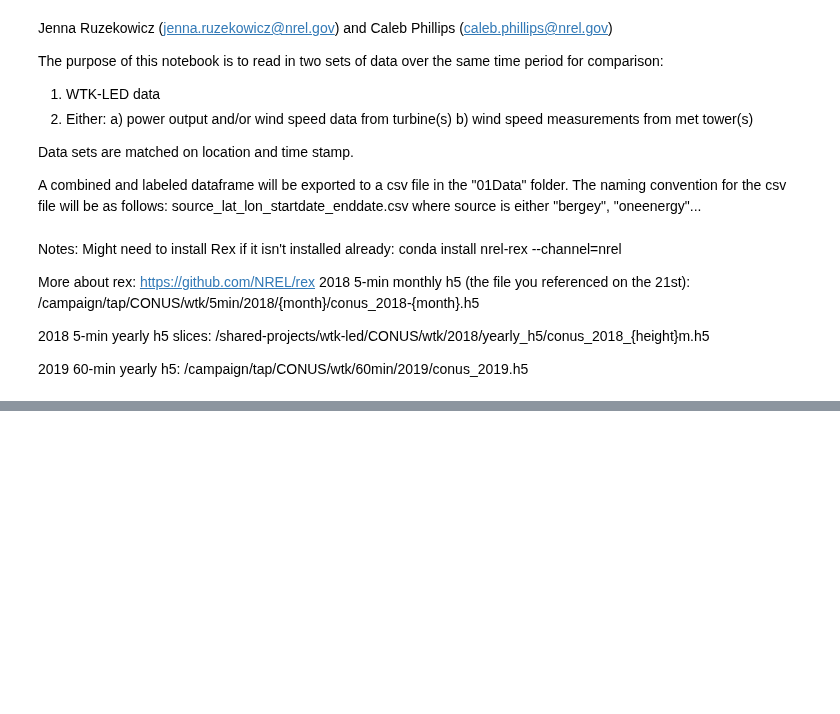
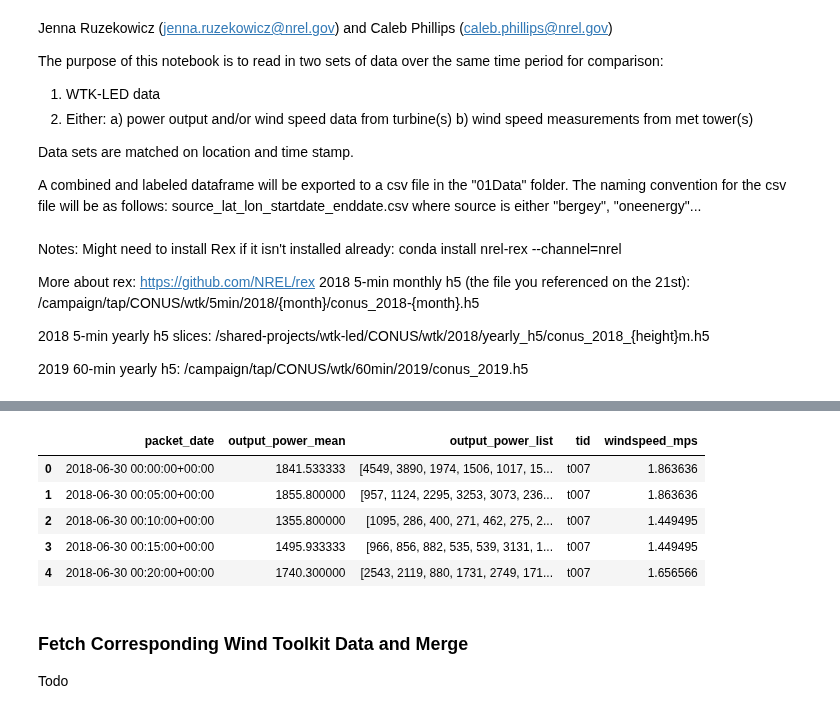
Before and after one commit to NREL/dw-tap, a Jupyter notebook: notebooks/validation/01 Read in Data Bergey.ipynb, the cells around one changed output, grey strips where cells are left out. Saved outputs shown, nothing was run; the diff lists cells and outputs as text; code cells hidden in the pictures; blank space fills up the shorter version.

```diff
--- a/notebooks/validation/01 Read in Data Bergey.ipynb
+++ b/notebooks/validation/01 Read in Data Bergey.ipynb
@@ -33,0 +54,17 @@ from dw_tap.data_fetching import get_data_wtk_led_on_eagle
+# %%
+dfs = []
+for i in tqdm(index["APRS ID"]):
+    dc = pd.read_csv("01 Bergey Turbine Data/%s.txt" % i,usecols=["packet_date","system_state","output_power"])
+    # FIXME: keeping only data where system state == 9, is this okay?
+    dc = dc[dc.system_state == 9]
+    # FIXME: I'm not sure what timezone packet_date is in or whether we need this line
+    dc["packet_date"] = pd.to_datetime(dc["packet_date"]).dt.tz_localize('UTC')
+    # Resample to 5 minutes to align with wind toolkit data
+    dc = dc.resample("5T",on="packet_date").agg({ 'output_power': ['mean',list] }).reset_index()
+    # Simplify column names
+    dc.columns = ["packet_date","output_power_mean","output_power_list"]
+    dc["tid"] = i
+    dfs.append(dc)
+# %%
+bergey_data = pd.concat(dfs)
+bergey_data.head()
@@ -33,0 +127,18 @@ from dw_tap.data_fetching import get_data_wtk_led_on_eagle
+# %%
+# Apply to full turbine data - note divide by 1000 to convert Watts to kW
+
+# Note we are not specifically dealing with cases where power is beyond the power curve or below the minimum
+
+# Sampling two hundred points from the interpolated function
+# allows us to invert with an approximate accuracy of 20.5/200 or 0.1
+ws2 = np.linspace(0, 20.5, num=100)
+pc2 = powercurve_intrp(ws2)
+bergey_data["windspeed_mps"] = (bergey_data["output_power_mean"]/1000).map(lambda x: ws2[np.abs(pc2 - x).argmin()] )
+bergey_data.head()
+# %% [output]
+|  | packet_date | output_power_mean | output_power_list | tid | windspeed_mps |
+| 0 | 2018-06-30 00:00:00+00:00 | 1841.533333 | [4549, 3890, 1974, 1506, 1017, 15... | t007 | 1.863636 |
+| 1 | 2018-06-30 00:05:00+00:00 | 1855.800000 | [957, 1124, 2295, 3253, 3073, 236... | t007 | 1.863636 |
+| 2 | 2018-06-30 00:10:00+00:00 | 1355.800000 | [1095, 286, 400, 271, 462, 275, 2... | t007 | 1.449495 |
+| 3 | 2018-06-30 00:15:00+00:00 | 1495.933333 | [966, 856, 882, 535, 539, 3131, 1... | t007 | 1.449495 |
+| 4 | 2018-06-30 00:20:00+00:00 | 1740.300000 | [2543, 2119, 880, 1731, 2749, 171... | t007 | 1.656566 |
@@ -33,0 +149,4 @@ from dw_tap.data_fetching import get_data_wtk_led_on_eagle
+# %% [markdown]
+### Fetch Corresponding Wind Toolkit Data and Merge
+
+Todo
```
Also changed, not shown: parts of 13 cells of this notebook, 2 other files.
